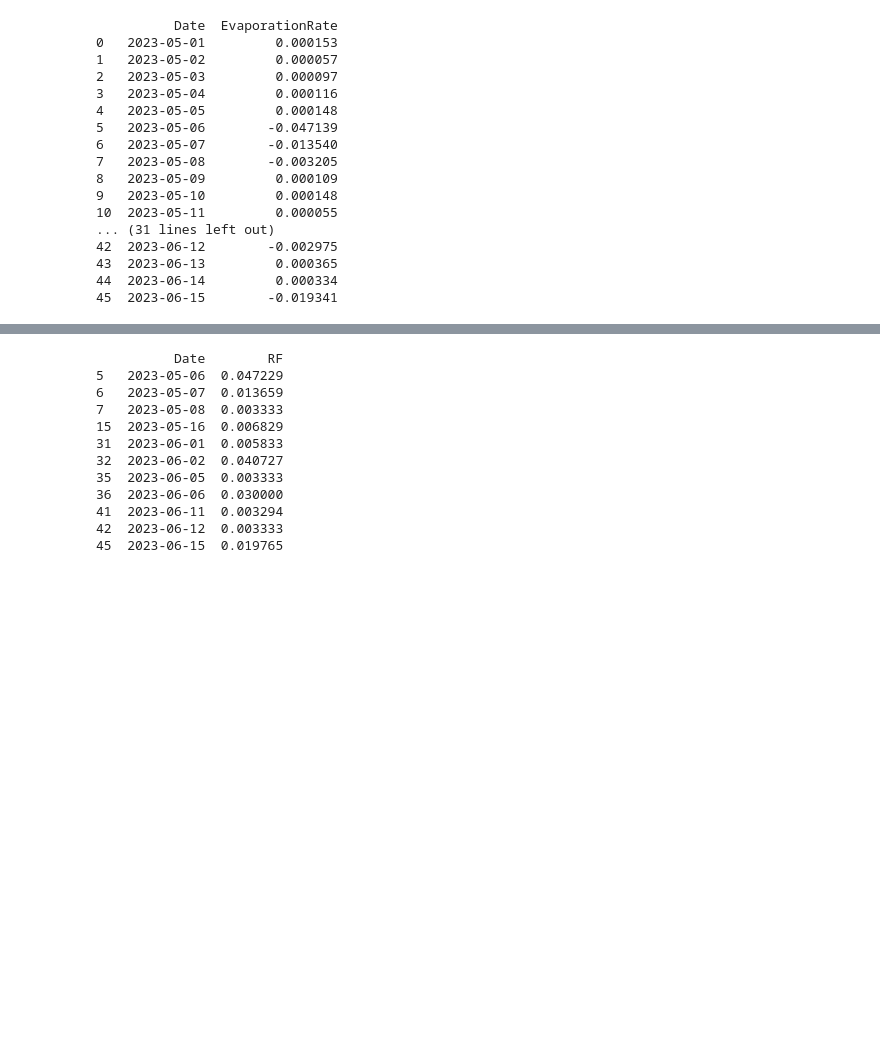
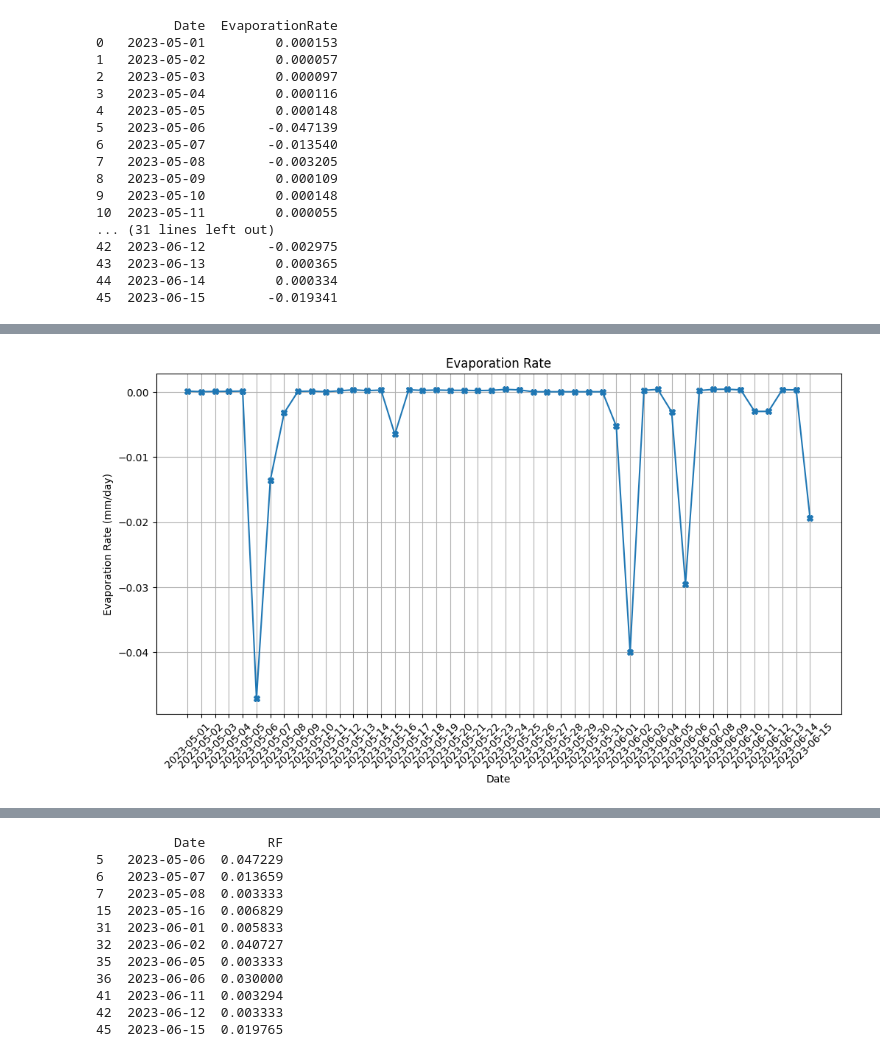
Before and after one commit to karthikmandelli/frugal-labs-, a Jupyter notebook: Copy_of_original_soil_evaporation.ipynb, the cells around one changed output, grey strips where cells are left out. Drawn from its saved outputs; the diff is of its cells as text; code cells hidden in the pictures; blank space fills up the shorter version.

```diff
--- a/Copy_of_original_soil_evaporation.ipynb
+++ b/Copy_of_original_soil_evaporation.ipynb
@@ -302,0 +313,14 @@ se[["Date","RF"]]
+# %%
+import matplotlib.pyplot as plt
+
+# Plotting the evaporation rate
+plt.figure(figsize=(12, 6))
+plt.plot(evaporation_data_final['Date'], evaporation_data_final['EvaporationRate'], marker='X')
+plt.title('Evaporation Rate')
+plt.xlabel('Date')
+plt.ylabel('Evaporation Rate (mm/day)')
+plt.xticks(rotation=45)
+plt.grid(True)
+plt.show()
+# %% [output]
+[figure, added]
```
Also changed, not shown: parts of 8 cells of this notebook.
